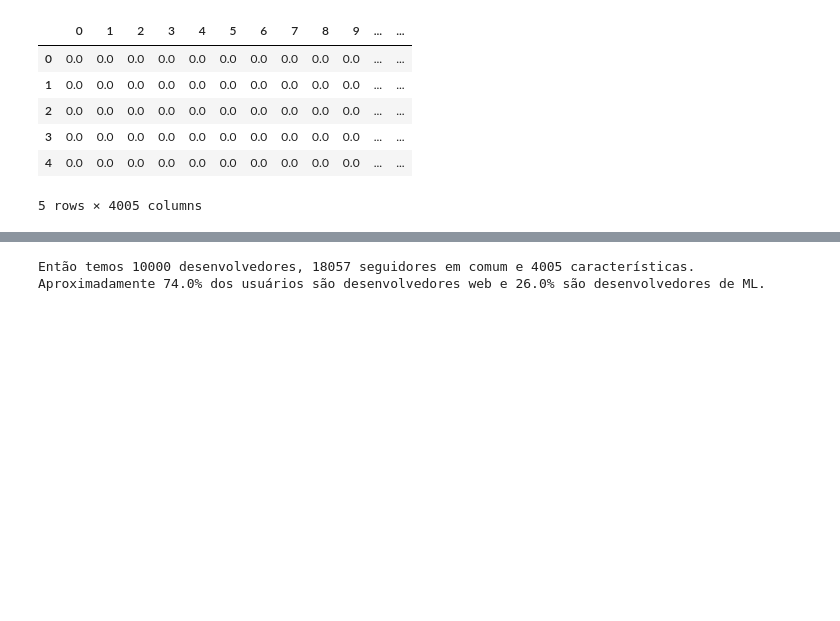
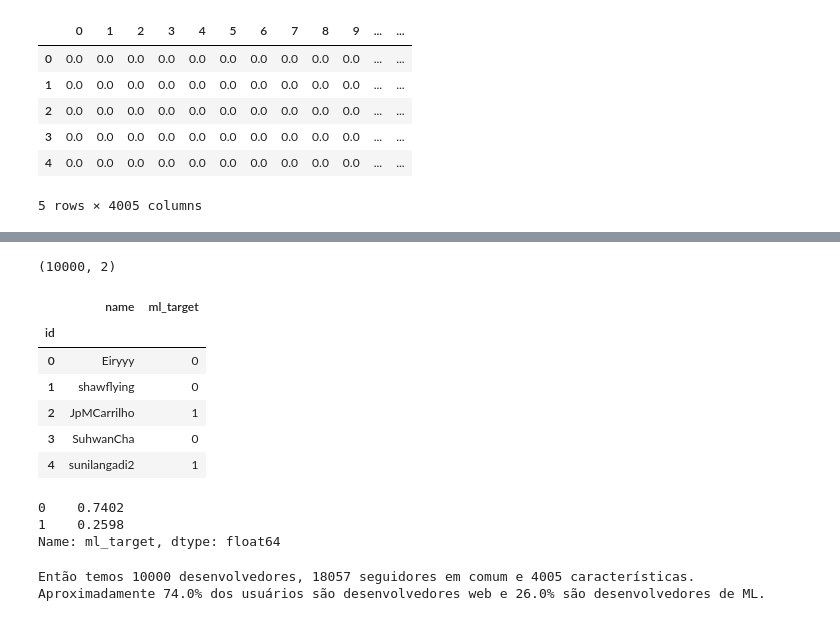
Before and after one commit to gus-phys/AI2-resources, a Jupyter notebook: 11-intro-redes-neurais/aulas_praticas/aula3/gcn/GCN.ipynb, the cells around one changed output, grey strips where cells are left out. Cells and saved outputs as stored; diff of their text form; code cells hidden in the pictures; blank space fills up the shorter version.

```diff
--- a/11-intro-redes-neurais/aulas_praticas/aula3/gcn/GCN.ipynb
+++ b/11-intro-redes-neurais/aulas_praticas/aula3/gcn/GCN.ipynb
@@ -173,3 +186,19 @@ Name: ml_target, dtype: float64
+# %%
+targets.drop('id', axis=1, inplace=True)
+targets = targets.loc[np.arange(num_samples).astype(str), :]
+display(targets.shape, targets.head(), targets.ml_target.value_counts(normalize=True))
+# %% [output]
+(10000, 2)
+|  | name | ml_target |
+| id |  |  |
+| 0 | Eiryyy | 0 |
+| 1 | shawflying | 0 |
+| 2 | JpMCarrilho | 1 |
+| 3 | SuhwanCha | 0 |
+| 4 | sunilangadi2 | 1 |
+0    0.7402
+1    0.2598
+Name: ml_target, dtype: float64
 # %%
 print("Então temos {} desenvolvedores, {} seguidores em comum e {} características. "
       "Aproximadamente {}% dos usuários são desenvolvedores web e {}% são desenvolvedores "
```
Also changed, not shown: parts of 13 cells of this notebook, 1 other file.
